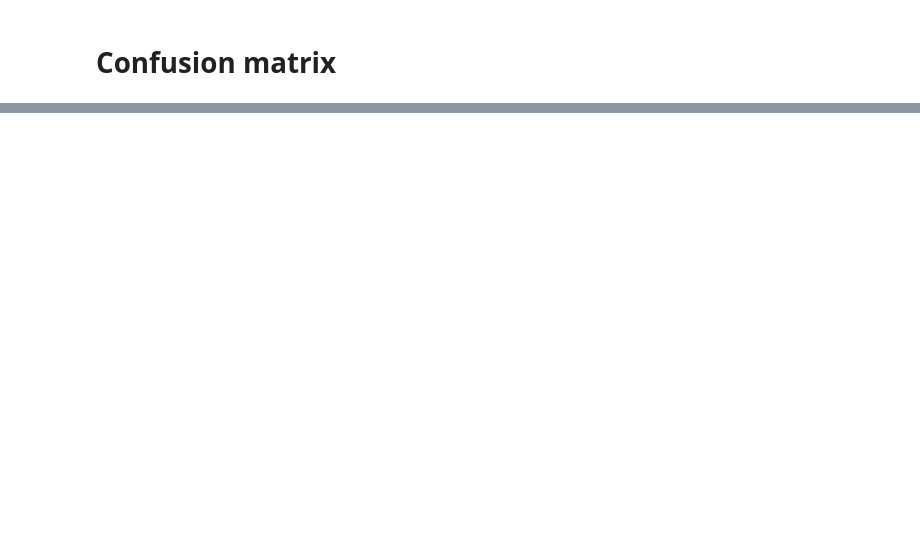
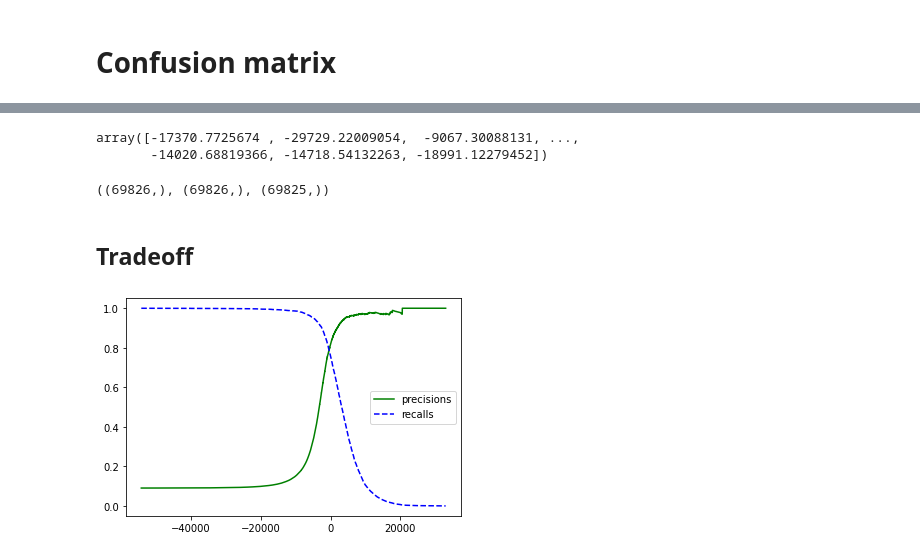
Before and after one commit to aman5898/Data-Science-Extended-LRC, a Jupyter notebook: 2022-1-3-Classification.ipynb, the cells around one changed output, grey strips where cells are left out. Saved outputs shown, nothing was run; the diff lists cells and outputs as text; code cells hidden in the pictures; blank space fills up the shorter version.

```diff
--- a/2022-1-3-Classification.ipynb
+++ b/2022-1-3-Classification.ipynb
@@ -111,0 +129,30 @@ array([[15785,   151],
+# %%
+y_pred_value = sgd.decision_function(x_test)
+y_pred_value
+# %% [output]
+array([-17370.7725674 , -29729.22009054,  -9067.30088131, ...,
+       -14020.68819366, -14718.54132263, -18991.12279452])
+# %%
+from sklearn.model_selection import cross_val_predict
+
+y_pred = cross_val_predict(sgd, X, y_5, cv = 3, method='decision_function')
+# %%
+from sklearn.metrics import precision_recall_curve
+
+precisions, recalls, thresholds = precision_recall_curve(y_5, y_pred)
+# %%
+precisions.shape, recalls.shape, thresholds.shape
+# %% [output]
+((69826,), (69826,), (69825,))
+# %% [markdown]
+## Tradeoff
+# %%
+import matplotlib.pyplot as plt
+
+plt.plot(thresholds, precisions[1:], 'g-', label = 'precisions', )
+plt.plot(thresholds, recalls[1:], 'b--', label = 'recalls', )
+
+plt.legend()
+plt.show()
+# %% [output]
+[figure, added]
```
Also changed, not shown: parts of 10 cells of this notebook.
